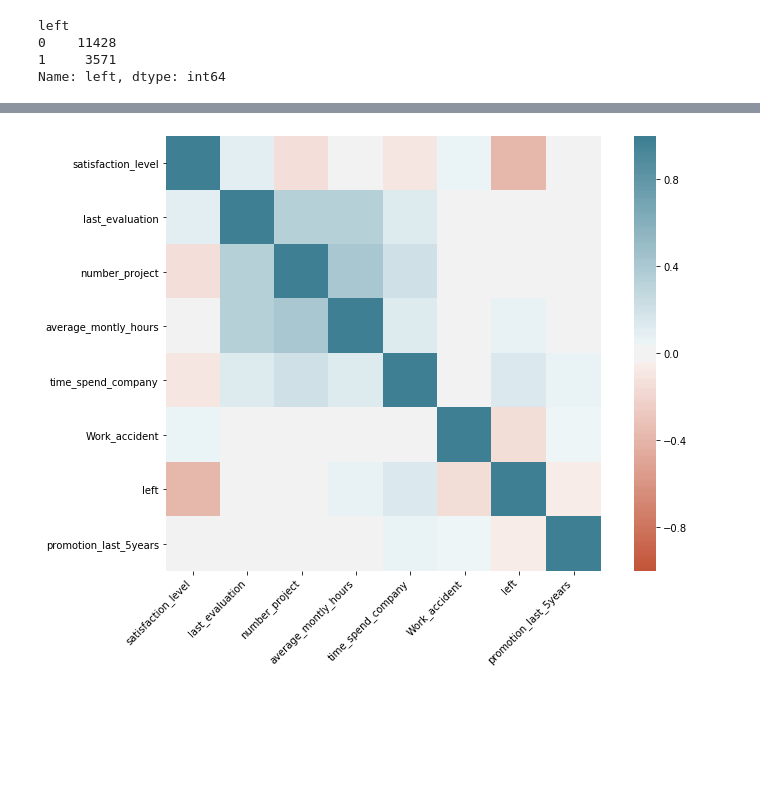
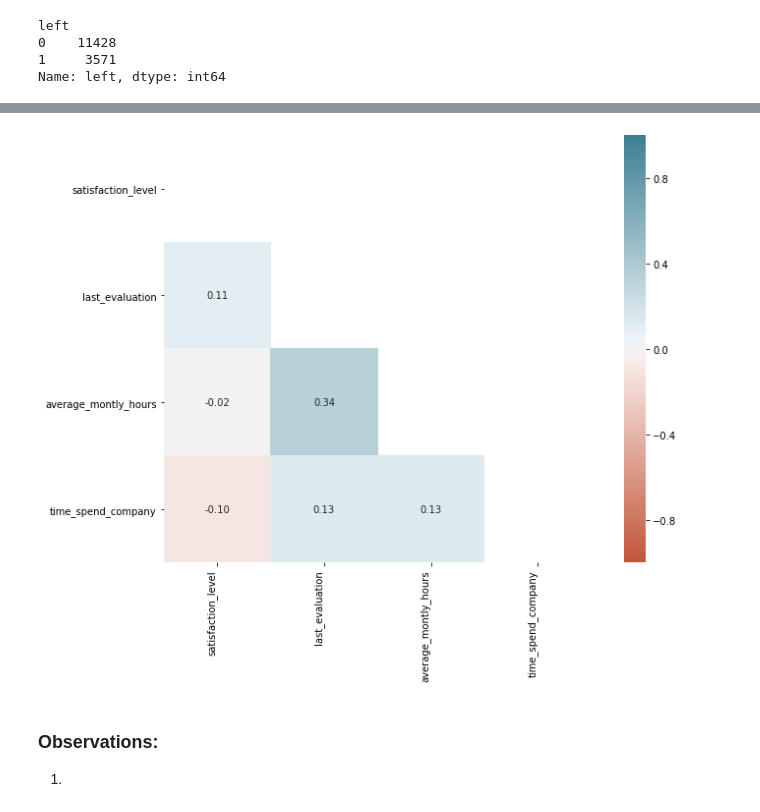
Before and after one commit to pramodnagare/Applied-Learning, a Jupyter notebook: Employee Retention Tool Kit/ToolKit.ipynb, the cells around one changed output, grey strips where cells are left out. Saved outputs shown, nothing was run; the diff lists cells and outputs as text; code cells hidden in the pictures; blank space fills up the shorter version.

```diff
--- a/Employee Retention Tool Kit/ToolKit.ipynb
+++ b/Employee Retention Tool Kit/ToolKit.ipynb
@@ -163,4 +152,6 @@ pd.concat([A,B], keys=['Work_accident', 'promotion_last_5years'])
 # %%
-summary = pd.concat([pd.crosstab(data[x], data['left']) for x in ['Work_accident', 'promotion_last_5years']], keys=['Work_accident', 'promotion_last_5years'])
+columns = ['Work_accident', 'promotion_last_5years', 'salary']
+summary = pd.concat([pd.crosstab(data[x], data['left']) for x in columns], keys=columns)
+summary['%_left'] = summary[1] * 100 /(summary[0] + summary[1])
 summary
 # %% [output]
@@ -191,17 +166,27 @@ summary
 # %%
-corr = data.corr()
+corr = data[columns].corr()
 fig, ax = plt.subplots(figsize = (12,8))
+
+mask = np.zeros_like(corr, dtype=np.bool)
+mask[np.triu_indices_from(mask)] = True
 
 ax = sns.heatmap(
     corr,
     vmin=-1, vmax=1, center=0,
-    cmap=sns.diverging_palette(20, 220, n=200),
-    square=True
+    cmap=sns.diverging_palette(20, 220, n=200, as_cmap=True),
+    square=True,
+    mask=mask,
+    annot=True,
+    fmt=".2f"
 )
 ax.set_xticklabels(
     ax.get_xticklabels(),
-    rotation=45,
+    rotation='vertical',
     horizontalalignment='right'
 );
 # %% [output]
-[figure, old version]
+[figure, new version]
+# %% [markdown]
+### Observations:
+
+1.
```
Also changed, not shown: parts of 14 cells of this notebook.
